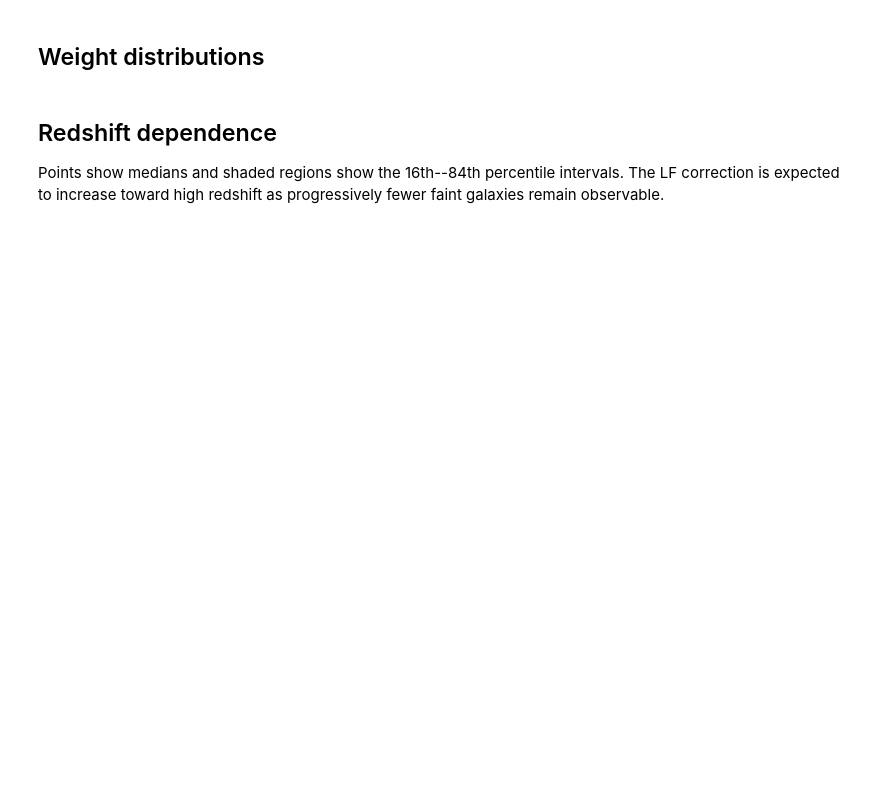
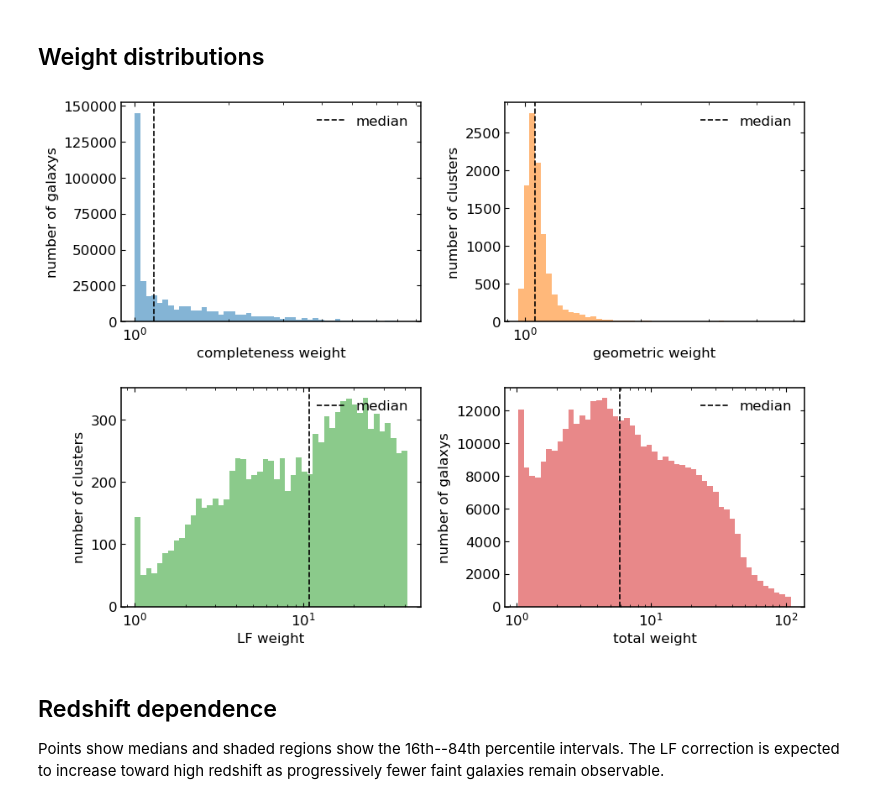
Before and after one commit to zzbenjamin94/DESI_c3clusters, a Jupyter notebook: richness_relation/weight_diagnostics.ipynb, the cells around one changed output. Cells and saved outputs as stored; diff of their text form; code cells hidden in the pictures; blank space fills up the shorter version.

Commit message:
Update analysis code and exclude catalogs and plots

```diff
--- a/richness_relation/weight_diagnostics.ipynb
+++ b/richness_relation/weight_diagnostics.ipynb
@@ -249,32 +274,35 @@ display(summary_df)
 # %%
 fig, axes = plt.subplots(2, 2, figsize=(10.5, 7.8))
 axes = axes.ravel()
 
 for ax, (name, sample) in zip(axes, weight_samples.items()):
     values = sample['values']
     values = values[np.isfinite(values) & (values > 0)]
     lower, upper = np.nanpercentile(values, [0.5, 99.5])
     lower = max(lower, np.finfo(float).tiny)
     if upper <= lower:
         upper = lower * 1.01
     bins = np.logspace(np.log10(lower), np.log10(upper), 50)
     ax.hist(values, bins=bins, histtype='stepfilled', alpha=0.55, color=sample['color'])
     ax.axvline(np.nanmedian(values), color='black', ls='--', lw=1.2, label='median')
     ax.set_xscale('log')
     candidate_ticks = [1, 2, 4, 8, 16, 32, 64, 128]
     xmin, xmax = ax.get_xlim()
     major_ticks = [tick for tick in candidate_ticks if xmin <= tick <= xmax]
     ax.xaxis.set_major_locator(FixedLocator(major_ticks))
     ax.xaxis.set_major_formatter(FixedFormatter([f'{tick:g}' for tick in major_ticks]))
     ax.xaxis.set_minor_formatter(NullFormatter())
     ax.tick_params(axis='x', which='major', pad=6)
     ax.set_xlabel(name)
     ax.set_ylabel(f"number of {sample['level']}s")
     ax.legend(loc='upper right')
+    ax.xaxis.set_minor_formatter(NullFormatter())
 
 fig.subplots_adjust(wspace=0.28, hspace=0.30)
 fig.savefig(OUTPUT_DIR / 'dr2_weight_component_histograms.png', dpi=180, bbox_inches='tight')
 plt.show()
+# %% [output]
+[figure, added]
 # %% [markdown]
 ## Redshift dependence
 
```
Also changed, not shown: parts of 8 cells of this notebook, 47 other files.
